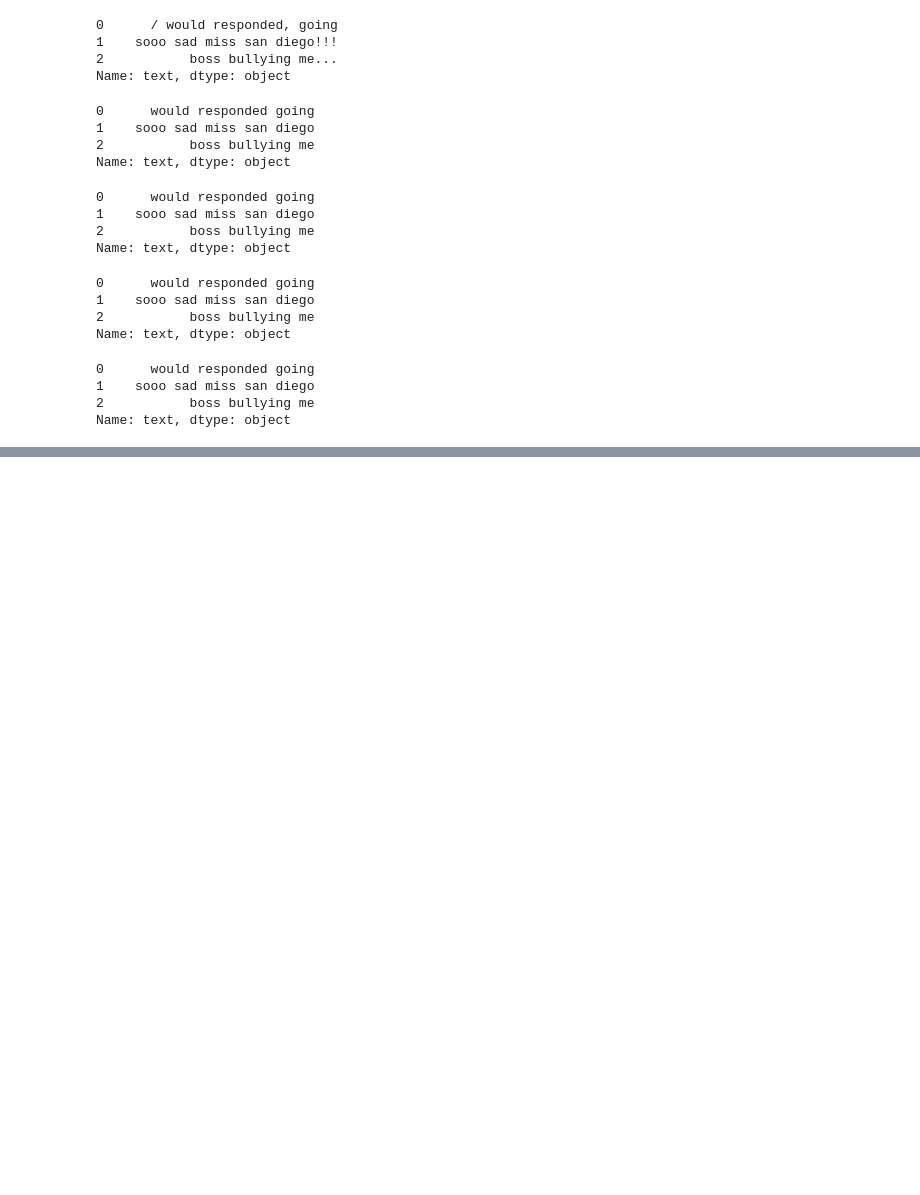
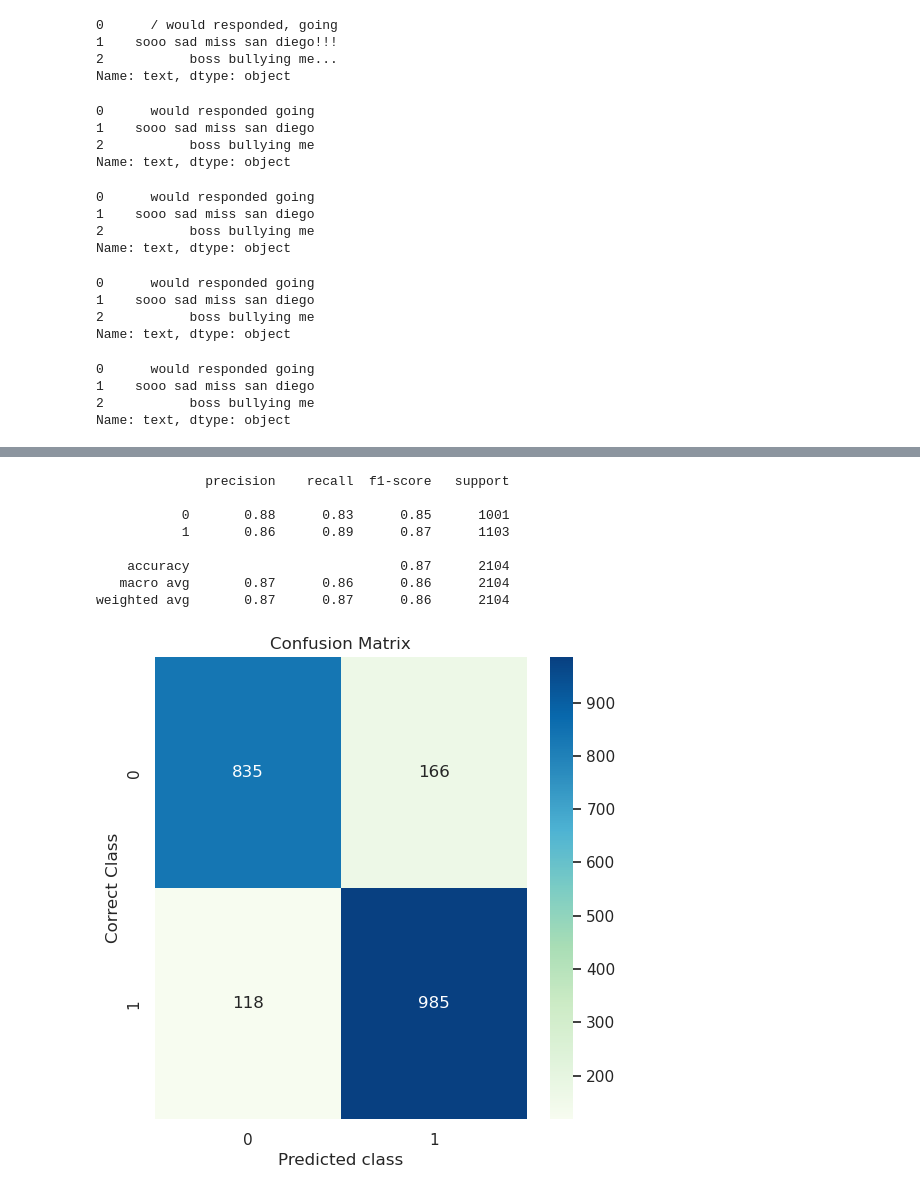
Before and after one commit to dilruu89/Kaggle, a Jupyter notebook: nlp-02-tweet-sentiment-extraction.ipynb, the cells around one changed output, grey strips where cells are left out. Saved outputs shown, nothing was run; the diff lists cells and outputs as text; code cells hidden in the pictures; blank space fills up the shorter version.

```diff
--- a/nlp-02-tweet-sentiment-extraction.ipynb
+++ b/nlp-02-tweet-sentiment-extraction.ipynb
@@ -420,0 +511,9 @@ Text(0.5, 0, 'Word Rank')
+# %%
+model.add(SpatialDropout1D(0.3))
+# %%
+lstm_out = 256
+model.add(LSTM(lstm_out, dropout=0.5, recurrent_dropout=0.5))
+# %%
+model.add(Dense(2,activation='sigmoid'))
+model.compile(loss = 'categorical_crossentropy', optimizer='adam',metrics = ['accuracy'])
+print(model.summary())
@@ -420,0 +540,3 @@ Text(0.5, 0, 'Word Rank')
+# %%
+batch_size = 32
+model.fit(X_train, Y_train, epochs = 10, batch_size=batch_size, verbose = 2, shuffle=False)
@@ -420,0 +606,15 @@ Text(0.5, 0, 'Word Rank')
+# %%
+from sklearn.metrics import confusion_matrix
+evaluate_lstm(model,X_val,Y_val)
+# print(f'Accuracy:{accuracy:.3f}')
+# print(f'F1 Score: {f1:.3f}')
+# %% [output]
+              precision    recall  f1-score   support
+
+           0       0.88      0.83      0.85      1001
+           1       0.86      0.89      0.87      1103
+
+    accuracy                           0.87      2104
+   macro avg       0.87      0.86      0.86      2104
+weighted avg       0.87      0.87      0.86      2104
+[figure, added]
```
Also changed, not shown: parts of 30 cells of this notebook.
